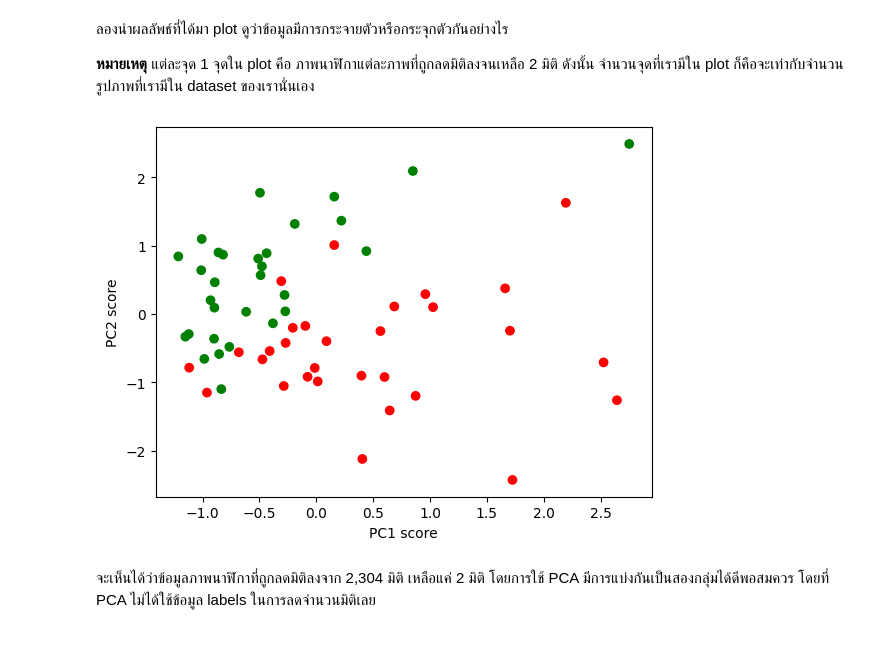
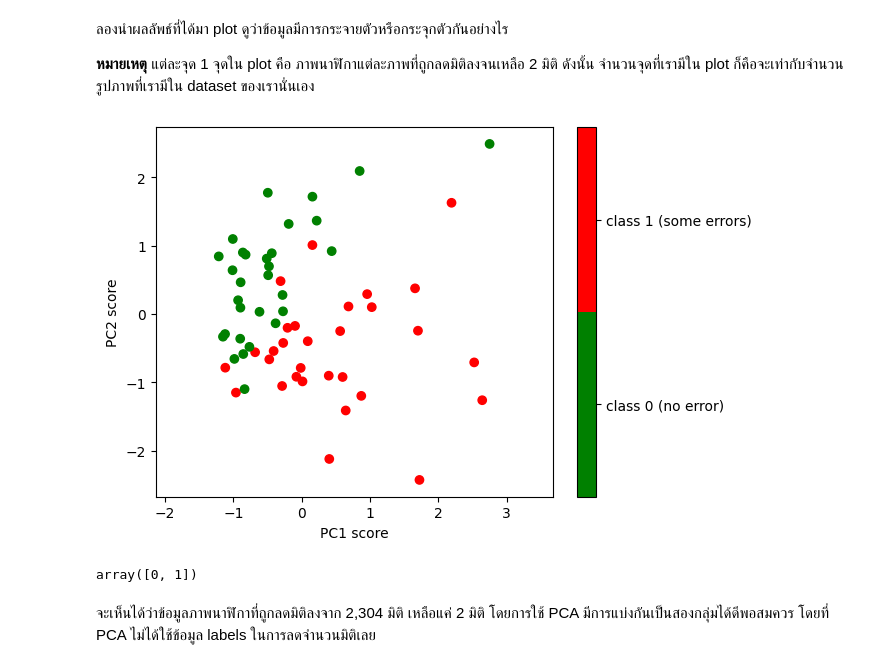
Before and after one commit to ichatnun/brainCodeCamp2023, a Jupyter notebook: Fundamentals/DimensionalityReduction/dim_reduct_part3_pca_CDT_images.ipynb, the cells around one changed output. Drawn from its saved outputs; the diff is of its cells as text; code cells hidden in the pictures.

```diff
--- a/Fundamentals/DimensionalityReduction/dim_reduct_part3_pca_CDT_images.ipynb
+++ b/Fundamentals/DimensionalityReduction/dim_reduct_part3_pca_CDT_images.ipynb
@@ -113,13 +113,19 @@ print(f"% variance captured by PC2 = {model_PCA.explained_variance_ratio_[1]*100
 # %%
 # กำหนดสีให้แต่ละ class โดยใช้สีแดงแสดง class 1 (มีความผิดปกติ) และสีเขียวแสดง class 0 (ไม่มีความผิดปกติที่เห็นได้จากภาพวาด)
 custom_cmap = colors.ListedColormap(["green","red"])
 
 plt.figure()
 plt.scatter(images_PCA[:,0], images_PCA[:,1], c=labels, cmap=custom_cmap)
+plt.gca().set_aspect('equal', 'datalim')
+plt.colorbar(boundaries=np.arange(3)-0.5).set_ticks(np.arange(2), labels=['class 0 (no error)', 'class 1 (some errors)'])
 plt.xlabel('PC1 score')
 plt.ylabel('PC2 score')
 plt.show()
 # %% [output]
-[figure, old version]
+[figure, new version]
+# %%
+np.arange(2)
+# %% [output]
+array([0, 1])
 # %% [markdown]
 จะเห็นได้ว่าข้อมูลภาพนาฬิกาที่ถูกลดมิติลงจาก 2,304 มิติ เหลือแค่ 2 มิติ โดยการใช้ PCA มีการแบ่งกันเป็นสองกลุ่มได้ดีพอสมควร โดยที่ PCA ไม่ได้ใช้ข้อมูล labels ในการลดจำนวนมิติเลย
```
Also changed, not shown: parts of 1 cell of this notebook.
